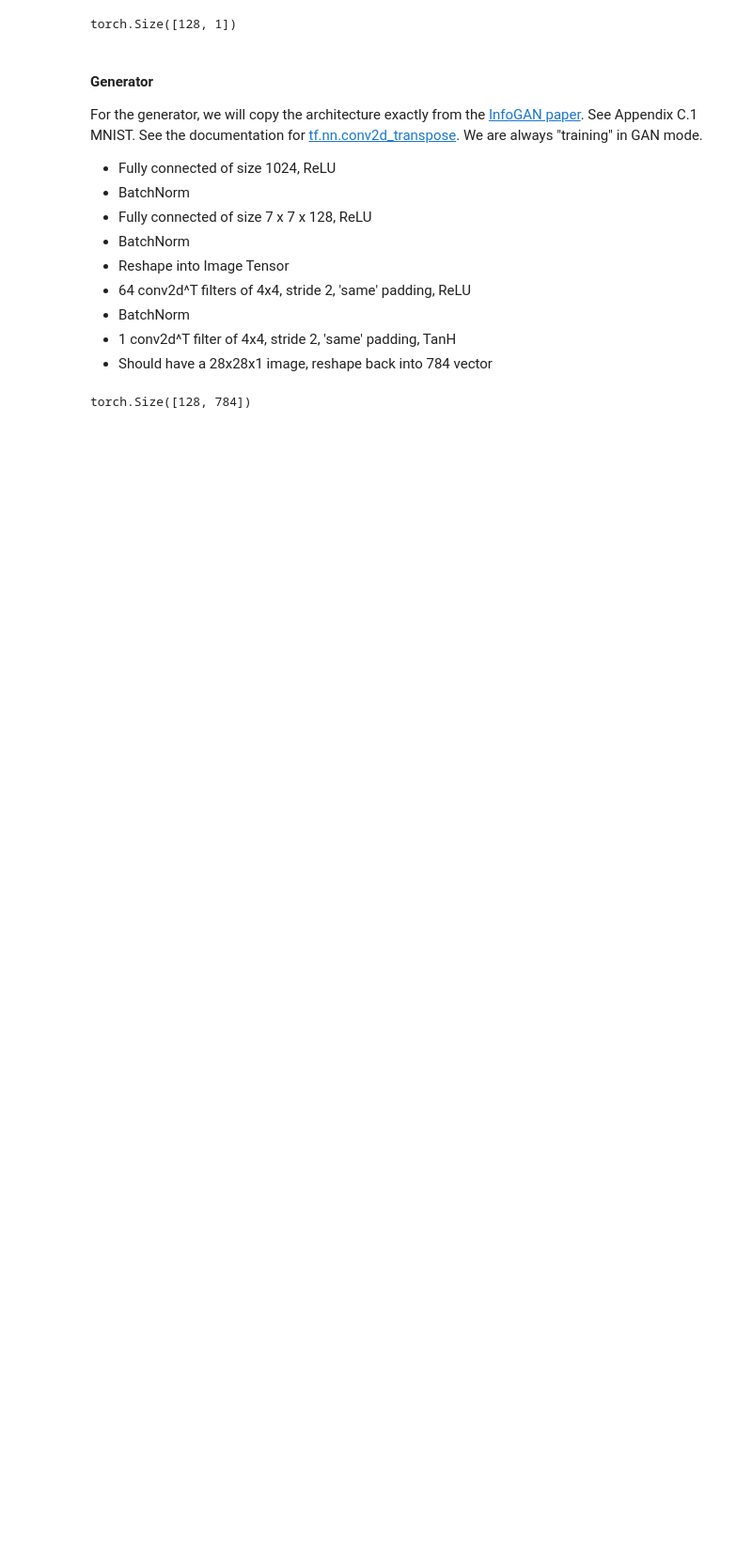
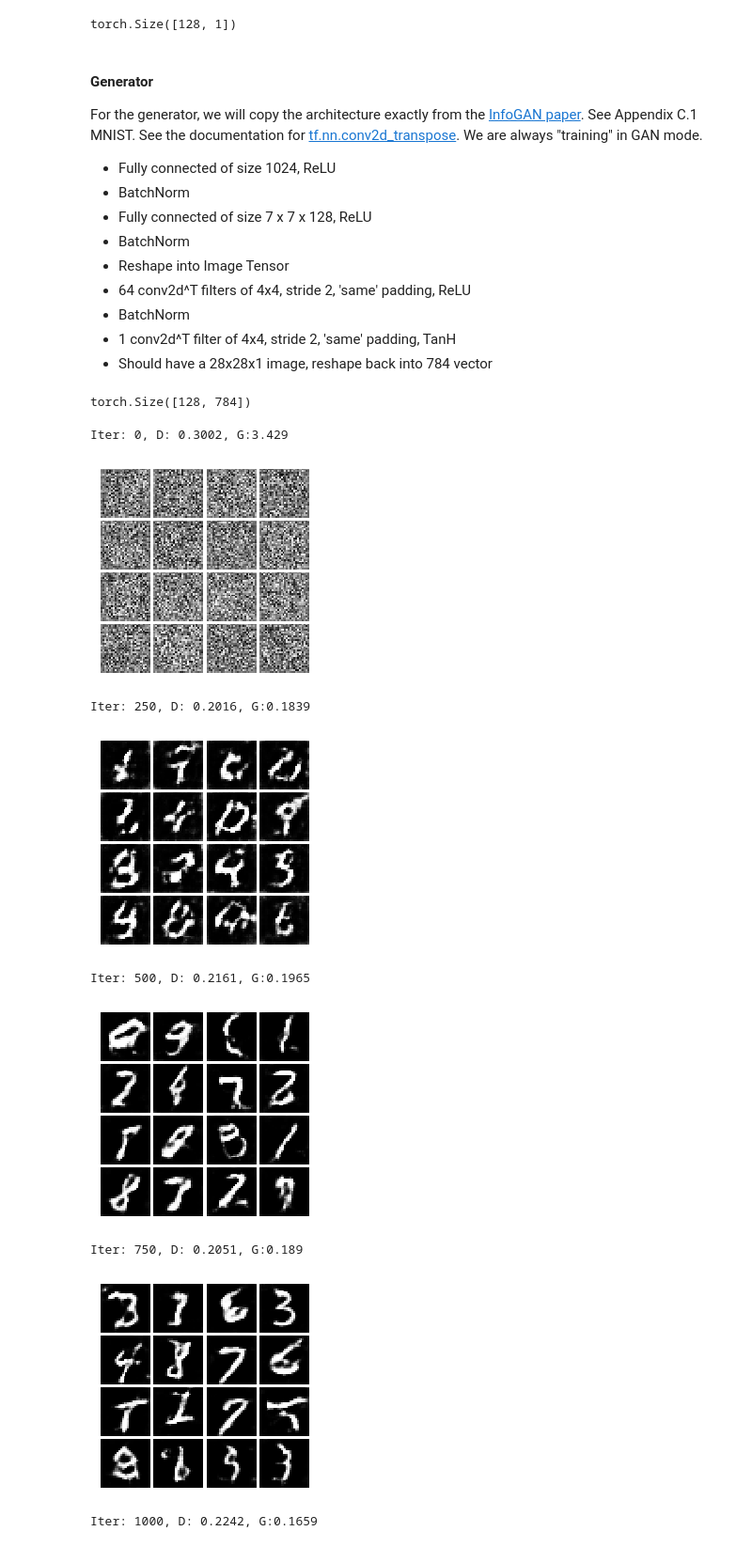
Before and after one commit to divyanshj16/GANs, a Jupyter notebook: GANs-PyTorch.ipynb, the cells around one changed output. Shown at 94% size. Cells and saved outputs as stored; diff of their text form; code cells hidden in the pictures; blank space fills up the shorter version.

```diff
--- a/GANs-PyTorch.ipynb
+++ b/GANs-PyTorch.ipynb
@@ -519,10 +525,20 @@ torch.Size([128, 784])
 # %%
 D_DC = build_dc_classifier().type(dtype)
 D_DC.apply(initialize_weights)
 G_DC = build_dc_generator().type(dtype)
 G_DC.apply(initialize_weights)
 
 D_DC_solver = get_optimizer(D_DC)
 G_DC_solver = get_optimizer(G_DC)
 
-run_a_gan(D_DC, G_DC, D_DC_solver, G_DC_solver, discriminator_loss, generator_loss, num_epochs=5)
+run_a_gan(D_DC, G_DC, D_DC_solver, G_DC_solver, ls_discriminator_loss, ls_generator_loss, num_epochs=5)
+# %% [output]
+Iter: 0, D: 0.3002, G:3.429
+[figure, added]
+Iter: 250, D: 0.2016, G:0.1839
+[figure, added]
+Iter: 500, D: 0.2161, G:0.1965
+[figure, added]
+Iter: 750, D: 0.2051, G:0.189
+[figure, added]
+Iter: 1000, D: 0.2242, G:0.1659
```
Also changed, not shown: parts of 2 cells of this notebook, 1 other file.
